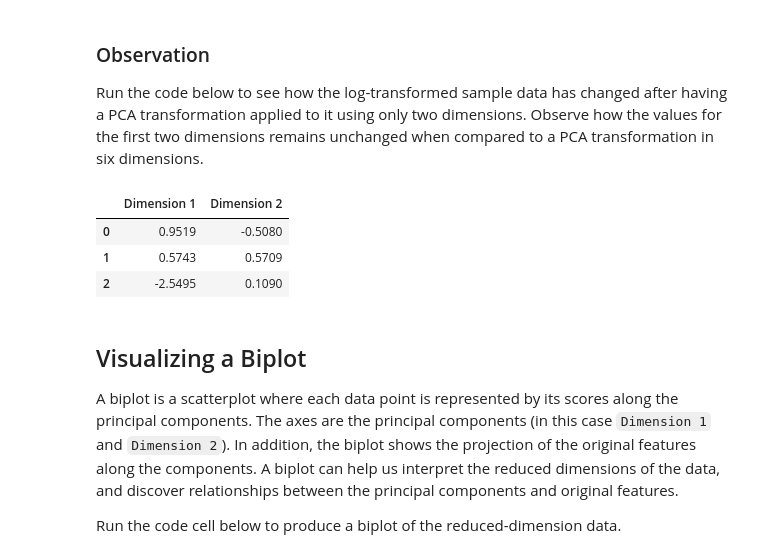
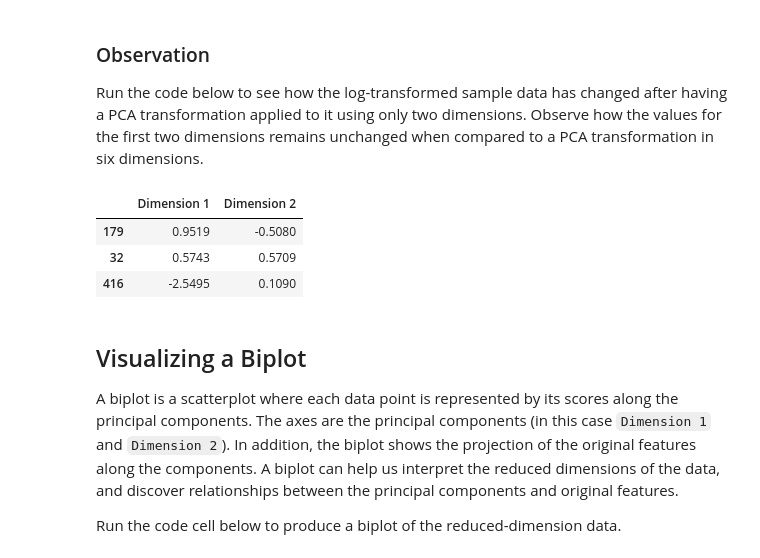
Before and after one commit to aberenyi73/machine-learning, a Jupyter notebook: projects/customer_segments/customer_segments.ipynb, the cells around one changed output. Saved outputs shown, nothing was run; the diff lists cells and outputs as text; code cells hidden in the pictures.

```diff
--- a/projects/customer_segments/customer_segments.ipynb
+++ b/projects/customer_segments/customer_segments.ipynb
@@ -130,6 +131,7 @@ display(pd.DataFrame(sums_cat, columns=['Sum of Spending per category'])
 | Detergents_Paper | 1267857 |
 | Delicatessen | 670943 |
 # %%
+# TODO: Select three indices of your choice you wish to sample from the dataset
 d2 = data.copy(deep=True)
 d2['sums'] = sums_df
 # 25th percentile
@@ -138,6 +140,14 @@ display(d2.loc[d2['sums'].between(17440,17500)])
 display(d2.loc[d2['sums'].between(27410,27425)])
 # 75th percentile
 display(d2.loc[d2['sums'].between(34800, 34900)])
+indices = [179,32,416]
+
+# Create a DataFrame of the chosen samples
+samples = pd.DataFrame(data.loc[indices], columns = data.keys())
+print("Chosen samples of wholesale customers dataset:")
+#display(samples)
+d2 = samples.sum(axis=1)
+samples.merge(pd.DataFrame(d2, columns=[':: Row Sum ::']), left_index=True, right_index=True)
 # %% [output]
 |  | Fresh | Milk | Grocery | Frozen | Detergents_Paper | Delicatessen | sums |
 | 179 | 3157 | 4888 | 2500 | 4477 | 273 | 2165 | 17460 |
@@ -148,12 +162,0 @@ display(d2.loc[d2['sums'].between(34800, 34900)])
-# %%
-# TODO: Select three indices of your choice you wish to sample from the dataset
-#indices = [14, 303,86]
-#indices = [154, 303,86]
-indices = [179,32,416]
-
-# Create a DataFrame of the chosen samples
-samples = pd.DataFrame(data.loc[indices], columns = data.keys()).reset_index(drop = True)
-print("Chosen samples of wholesale customers dataset:")
-#display(samples)
-d2 = samples.sum(axis=1)
-samples.merge(pd.DataFrame(d2, columns=[':: Row Sum ::']), left_index=True, right_index=True)
@@ -165,0 +193,7 @@ Chosen samples of wholesale customers dataset:
+# %%
+from sklearn.preprocessing import StandardScaler
+
+ssc = StandardScaler()
+ssc.fit(data)
+sns.heatmap(pd.DataFrame(ssc.transform(samples), columns=data.columns).T, annot=True, square=True);
+plt.suptitle('Heat map of scaled Samples');
@@ -544,12 +573,12 @@ reduced_data = pd.DataFrame(reduced_data, columns = ['Dimension 1', 'Dimension 2
 Run the code below to see how the log-transformed sample data has changed after having a PCA transformation applied to it using only two dimensions. Observe how the values for the first two dimensions remains unchanged when compared to a PCA transformation in six dimensions.
 # %%
 # Display sample log-data after applying PCA transformation in two dimensions
-display(pd.DataFrame(np.round(pca_samples, 4), columns = ['Dimension 1', 'Dimension 2']))
+display(pd.DataFrame(np.round(pca_samples, 4), columns = ['Dimension 1', 'Dimension 2'], index=log_samples.index))
 # %% [output]
 |  | Dimension 1 | Dimension 2 |
-| 0 | 0.9519 | -0.5080 |
-| 1 | 0.5743 | 0.5709 |
-| 2 | -2.5495 | 0.1090 |
+| 179 | 0.9519 | -0.5080 |
+| 32 | 0.5743 | 0.5709 |
+| 416 | -2.5495 | 0.1090 |
 # %% [markdown]
 ## Visualizing a Biplot
 A biplot is a scatterplot where each data point is represented by its scores along the principal components. The axes are the principal components (in this case `Dimension 1` and `Dimension 2`). In addition, the biplot shows the projection of the original features along the components. A biplot can help us interpret the reduced dimensions of the data, and discover relationships between the principal components and original features.
```
Also changed, not shown: parts of 18 cells of this notebook, 1 other file.
